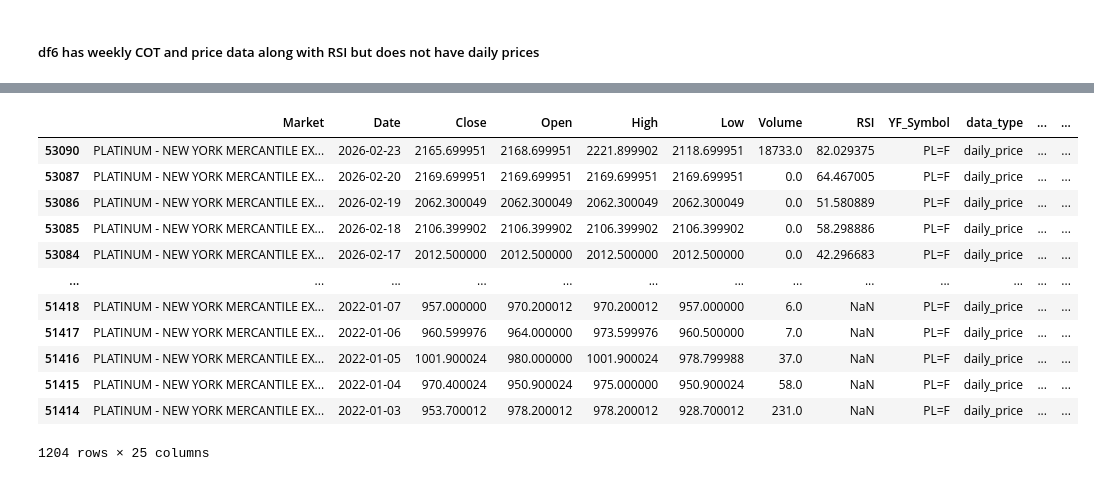
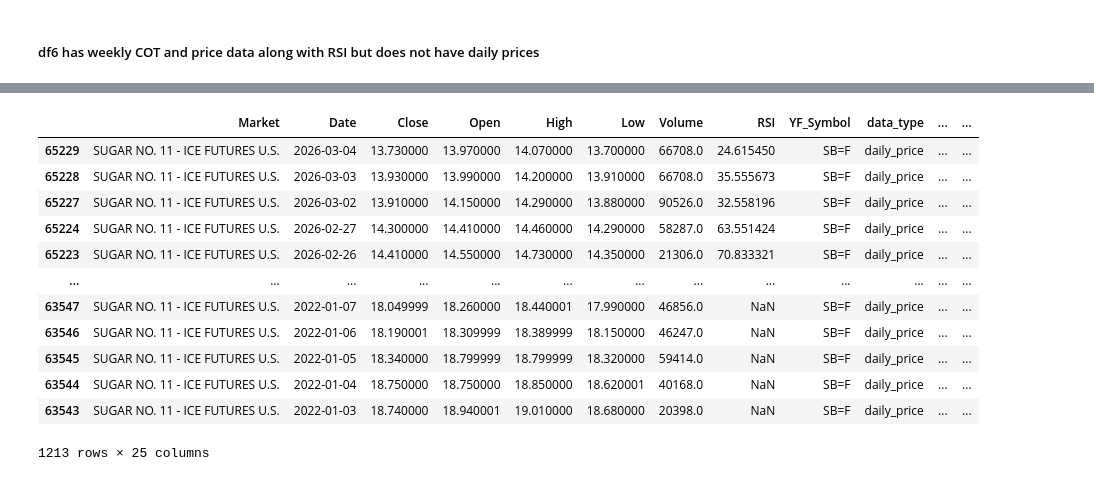
Before and after one commit to JPow/COT_Dashboard_Deployment, a Jupyter notebook: COT Cursor Experiments To Deploy.ipynb, the cells around one changed output, grey strips where cells are left out. Saved outputs shown, nothing was run; the diff lists cells and outputs as text; code cells hidden in the pictures.

```diff
--- a/COT Cursor Experiments To Deploy.ipynb
+++ b/COT Cursor Experiments To Deploy.ipynb
@@ -865,22 +854,22 @@ Daily price data: 71205 records
 # %%
 df6_combined = df6_combined.dropna(subset=['Close'])
 # %%
-platinum = df6_combined[df6_combined["Market"] == "PLATINUM - NEW YORK MERCANTILE EXCHANGE"]
+platinum = df6_combined[df6_combined["Market"] == "SUGAR NO. 11 - ICE FUTURES U.S."]
 platinum.sort_values("Date", ascending = False)
 # %% [output]
 |  | Market | Date | Close | Open | High | Low | Volume | RSI | YF_Symbol | data_type | ... | ... |
-| 53090 | PLATINUM - NEW YORK MERCANTILE EX... | 2026-02-23 | 2165.699951 | 2168.699951 | 2221.899902 | 2118.699951 | 18733.0 | 82.029375 | PL=F | daily_price | ... | ... |
-| 53087 | PLATINUM - NEW YORK MERCANTILE EX... | 2026-02-20 | 2169.699951 | 2169.699951 | 2169.699951 | 2169.699951 | 0.0 | 64.467005 | PL=F | daily_price | ... | ... |
-| 53086 | PLATINUM - NEW YORK MERCANTILE EX... | 2026-02-19 | 2062.300049 | 2062.300049 | 2062.300049 | 2062.300049 | 0.0 | 51.580889 | PL=F | daily_price | ... | ... |
-| 53085 | PLATINUM - NEW YORK MERCANTILE EX... | 2026-02-18 | 2106.399902 | 2106.399902 | 2106.399902 | 2106.399902 | 0.0 | 58.298886 | PL=F | daily_price | ... | ... |
-| 53084 | PLATINUM - NEW YORK MERCANTILE EX... | 2026-02-17 | 2012.500000 | 2012.500000 | 2012.500000 | 2012.500000 | 0.0 | 42.296683 | PL=F | daily_price | ... | ... |
+| 65229 | SUGAR NO. 11 - ICE FUTURES U.S. | 2026-03-04 | 13.730000 | 13.970000 | 14.070000 | 13.700000 | 66708.0 | 24.615450 | SB=F | daily_price | ... | ... |
+| 65228 | SUGAR NO. 11 - ICE FUTURES U.S. | 2026-03-03 | 13.930000 | 13.990000 | 14.200000 | 13.910000 | 66708.0 | 35.555673 | SB=F | daily_price | ... | ... |
+| 65227 | SUGAR NO. 11 - ICE FUTURES U.S. | 2026-03-02 | 13.910000 | 14.150000 | 14.290000 | 13.880000 | 90526.0 | 32.558196 | SB=F | daily_price | ... | ... |
+| 65224 | SUGAR NO. 11 - ICE FUTURES U.S. | 2026-02-27 | 14.300000 | 14.410000 | 14.460000 | 14.290000 | 58287.0 | 63.551424 | SB=F | daily_price | ... | ... |
+| 65223 | SUGAR NO. 11 - ICE FUTURES U.S. | 2026-02-26 | 14.410000 | 14.550000 | 14.730000 | 14.350000 | 21306.0 | 70.833321 | SB=F | daily_price | ... | ... |
 | ... | ... | ... | ... | ... | ... | ... | ... | ... | ... | ... | ... | ... |
-| 51418 | PLATINUM - NEW YORK MERCANTILE EX... | 2022-01-07 | 957.000000 | 970.200012 | 970.200012 | 957.000000 | 6.0 | NaN | PL=F | daily_price | ... | ... |
-| 51417 | PLATINUM - NEW YORK MERCANTILE EX... | 2022-01-06 | 960.599976 | 964.000000 | 973.599976 | 960.500000 | 7.0 | NaN | PL=F | daily_price | ... | ... |
-| 51416 | PLATINUM - NEW YORK MERCANTILE EX... | 2022-01-05 | 1001.900024 | 980.000000 | 1001.900024 | 978.799988 | 37.0 | NaN | PL=F | daily_price | ... | ... |
-| 51415 | PLATINUM - NEW YORK MERCANTILE EX... | 2022-01-04 | 970.400024 | 950.900024 | 975.000000 | 950.900024 | 58.0 | NaN | PL=F | daily_price | ... | ... |
-| 51414 | PLATINUM - NEW YORK MERCANTILE EX... | 2022-01-03 | 953.700012 | 978.200012 | 978.200012 | 928.700012 | 231.0 | NaN | PL=F | daily_price | ... | ... |
+| 63547 | SUGAR NO. 11 - ICE FUTURES U.S. | 2022-01-07 | 18.049999 | 18.260000 | 18.440001 | 17.990000 | 46856.0 | NaN | SB=F | daily_price | ... | ... |
+| 63546 | SUGAR NO. 11 - ICE FUTURES U.S. | 2022-01-06 | 18.190001 | 18.309999 | 18.389999 | 18.150000 | 46247.0 | NaN | SB=F | daily_price | ... | ... |
+| 63545 | SUGAR NO. 11 - ICE FUTURES U.S. | 2022-01-05 | 18.340000 | 18.799999 | 18.799999 | 18.320000 | 59414.0 | NaN | SB=F | daily_price | ... | ... |
+| 63544 | SUGAR NO. 11 - ICE FUTURES U.S. | 2022-01-04 | 18.750000 | 18.750000 | 18.850000 | 18.620001 | 40168.0 | NaN | SB=F | daily_price | ... | ... |
+| 63543 | SUGAR NO. 11 - ICE FUTURES U.S. | 2022-01-03 | 18.740000 | 18.940001 | 19.010000 | 18.680000 | 20398.0 | NaN | SB=F | daily_price | ... | ... |
-1204 rows × 25 columns
+1213 rows × 25 columns
 # %%
 # Export the combined dataset (both weekly COT data and daily price data)
 df6_combined.to_json('cot_data.json', orient='records')
```
Also changed, not shown: parts of 8 cells of this notebook, 1 other file.
